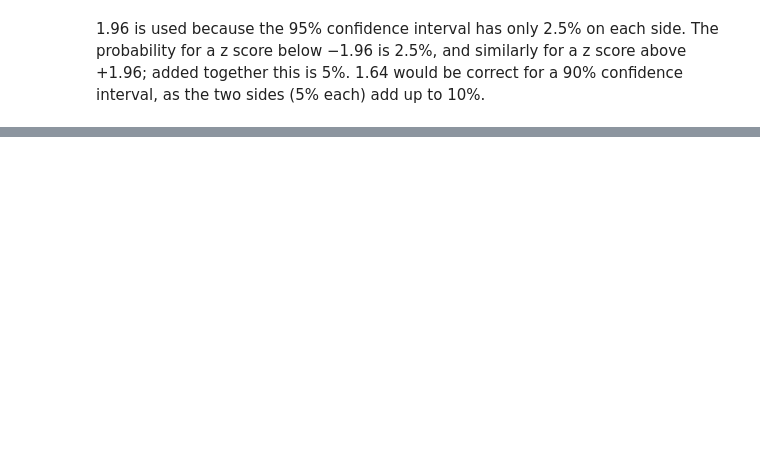
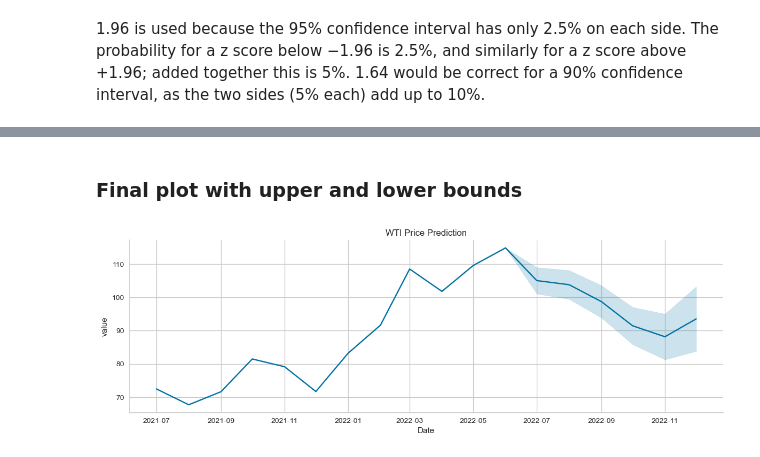
Before and after one commit to faridjn/WTI_Crude_Oil_Price_Prediction_Using_ML, a Jupyter notebook: notebooks/05_modeling.ipynb, the cells around one changed output, grey strips where cells are left out. Saved outputs shown, nothing was run; the diff lists cells and outputs as text; code cells hidden in the pictures; blank space fills up the shorter version.

```diff
--- a/notebooks/05_modeling.ipynb
+++ b/notebooks/05_modeling.ipynb
@@ -655,0 +637,2 @@ relplot_preds(final_dates_to_plot, hue = None, style = None)
+# %% [markdown]
+### Final plot with upper and lower bounds
@@ -655,0 +650,5 @@ relplot_preds(final_dates_to_plot, hue = None, style = None)
+# %%
+final_dates_to_plot = df_plot_avg.loc[df_plot_avg['Date'] > date_zoom_in]
+relplot_preds(final_dates_to_plot, 'WTI Price Prediction', hue = None, style = None)
+# %% [output]
+[figure, added]
```
Also changed, not shown: parts of 59 cells of this notebook, 1 other file.
